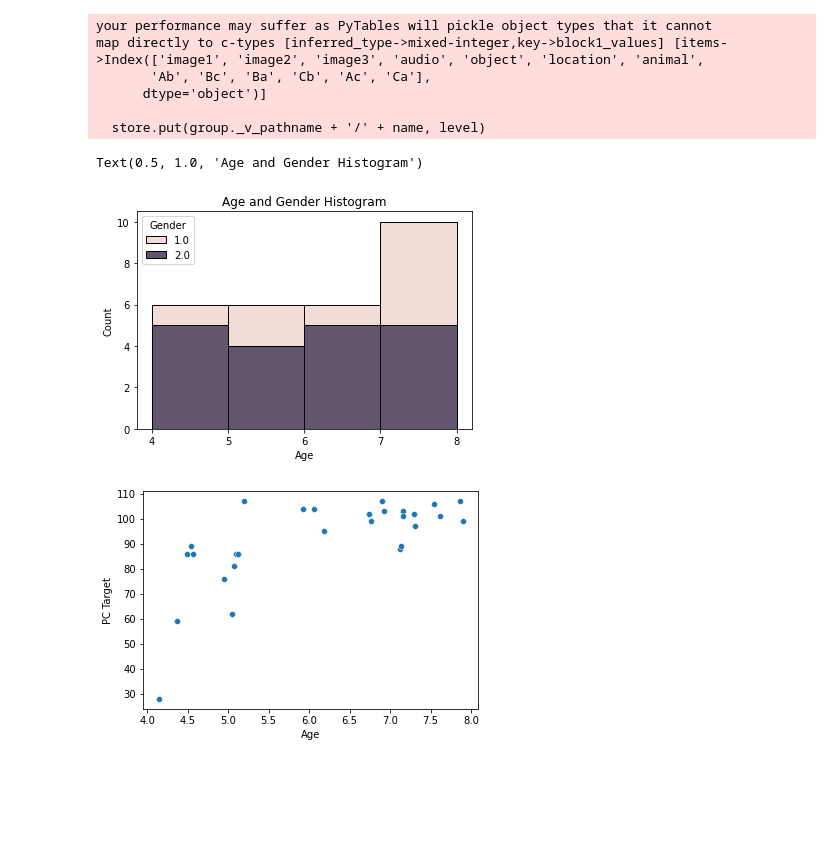
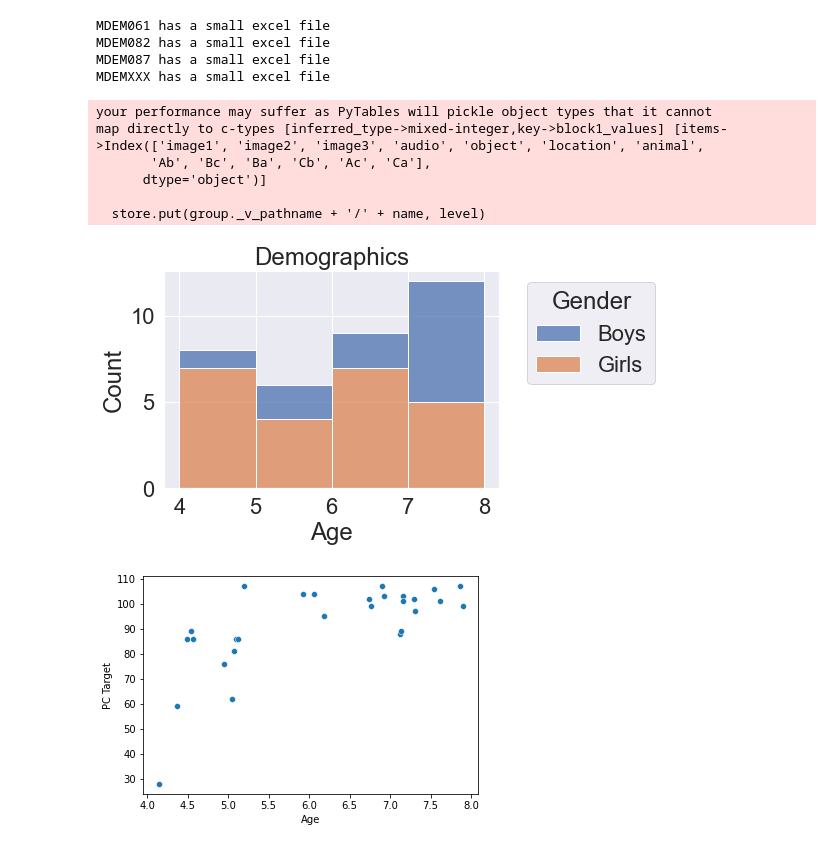
Before and after one commit to samsydco/PSPC, a Jupyter notebook: PSPC_sanity.ipynb, the cells around one changed output. Drawn from its saved outputs; the diff is of its cells as text; code cells hidden in the pictures; blank space fills up the shorter version.

```diff
--- a/PSPC_sanity.ipynb
+++ b/PSPC_sanity.ipynb
@@ -102,7 +104,7 @@ def cal_results(files):
     # Make contingency df: Events x resultdf['Type'].unique() for columns
     Contdf = pd.concat([Eventdf,pd.DataFrame(columns=['object', 'location', 'animal', 'Ab', 'Bc', 'Ba', 'Cb', 'Ac', 'Ca'])])
     for f in files:
-        Day = 'Day '+f.split(onedrive_path)[1].split('day')[1][0]
+        Day = 'Day '+f.split(onedrive_datapath)[1].split('day')[1][0]
         df = pd.read_csv(f).dropna(subset=['Event']).reset_index()
         for test in PSPC:
             Answers = Answer_dict[Day][Answer_dict[Day]['List_type'].str.contains(test)]
@@ -146,34 +148,45 @@ def cal_results(files):
                         results_sum[' '.join([d,p,tt,key])] = temp[key]
     return results_sum, Contdf
 # %%
-data_tmp = glob.glob(MDEM_path)
+data_tmp = glob.glob(MDEM_path)+glob.glob(MDEM_path2)
 data = []
 # ensure that data for Day 1 and Day 2 are present
 # save whether Day 1 and Day 2 were both during Session 1 or not
 # a list of all subjects with data
 for d in data_tmp:
-    d_ = d.split('/')[-1].split('\\')[-1].split('_')[0]
+    d_ = d.split('/')[-1].split('\\')[1]
     if os.path.getsize(d) > 50000:
         if sum(d_ in s for s in data_tmp) > 1:
             session_list = [s.split('/')[-1].split('\\')[2] for s in list(compress(data_tmp, [d_ in s for s in data_tmp]))]
-            same_day = True if session_list[0]==session_list[1] else False
+            if session_list[0]==session_list[1] or 'MDEM' in session_list[0]:
+                same_day = True
+            else:
+                False
             dictionary = {'Subject':d_,'Same_Day':same_day}
             if dictionary not in data:
                 data.append(dictionary)
 datadf = pd.DataFrame(data)
+# %% [output]
+MDEM061 has a small excel file
+MDEM082 has a small excel file
+MDEM087 has a small excel file
+MDEMXXX has a small excel file
 # %%
 # Download newest demographics spreadsheet from Redcap, and put in this folder
 # Add age and sex demographics to datadf
-demofiles = glob.glob(onedrive_path+'R01MarvelousMoments*')
+demofiles = glob.glob(onedrive_datapath+'R01MarvelousMoments*')
 demofile = max(demofiles, key=os.path.getctime)
 df = pd.read_csv(demofile).dropna(subset = ['demo_age'])
 df = df[['participant_id','demo_age','demo_child_gender']]
 datadf = datadf.join(df.set_index('participant_id'), on='Subject')
+datadf = datadf.rename({'demo_age': 'Age', 'demo_child_gender': 'Gender','Same_Day':'Same Day'}, axis='columns')
+datadf.loc[datadf['Gender'] == 1,'Gender'] = 'Boys'
+datadf.loc[datadf['Gender'] == 2,'Gender'] = 'Girls'
 # %%
 Contdict = {} # contains contingency tables per subject
 for index, row in datadf.iterrows():
     subject = row.Subject
-    files = glob.glob(onedrive_path+'Year 1/'+subject+'/Sess*/*test*.csv')
+    files = glob.glob(onedrive_datapath+'Year 1/'+subject+'/Sess*/*test*.csv')
     files = [f for f in files if os.path.getsize(f) > 50000]
     results_sum,Contdict[subject] = cal_results(files)
     for key in results_sum:
@@ -182,6 +195,7 @@ for index, row in datadf.iterrows():
         datadf.loc[index, key] = results_sum[key]
 
 dd.io.save('PSPC_cont_tables.h5',Contdict)
+# Need to figure out where NaNs are coming form in Contdict!
 # %% [output]
 your performance may suffer as PyTables will pickle object types that it cannot
 map directly to c-types [inferred_type->mixed-integer,key->block1_values] [items->Index(['image1', 'image2', 'image3', 'audio', 'object', 'location', 'animal',
@@ -208,13 +221,17 @@ datadf['PS Lure'] = datadf[[d for d in datadf.columns if 'PS' in d and 'lure' in
 datadf['PC Target'] = datadf[[d for d in datadf.columns if 'PC' in d and 'target' in d]].sum(axis=1)
 datadf['PC Lure'] = datadf[[d for d in datadf.columns if 'PC' in d and 'lure' in d]].sum(axis=1)
 # %%
-g = sns.histplot(data=datadf, x="Age", hue="Gender", multiple="stack",bins=np.arange(4,9))
+temp= datadf.reindex(np.concatenate((np.array([1,0]),np.arange(2,len(datadf)))))
+sns.set(font_scale=2)
+g = sns.histplot(data=temp, x="Age", hue="Gender", multiple="stack",bins=np.arange(4,9))
 g.set_xticks(np.arange(4,9)) # <--- set the ticks first
 g.set_xticklabels(np.arange(4,9))
-g.set_title('Age and Gender Histogram')
+g.set_title('Demographics')
+sns.move_legend(g, "upper right", bbox_to_anchor=(1.5, 1))
+fig = g.get_figure()
+fig.savefig(onedrive_path+'Figures/'+'Demographics.png', bbox_inches='tight', dpi=100)
 # %% [output]
-Text(0.5, 1.0, 'Age and Gender Histogram')
-[figure, old version]
+[figure, new version]
 # %%
 g = sns.scatterplot(data=datadf,  x='Age', y='PC Target')
 # %% [output]
```
Also changed, not shown: parts of 2 cells of this notebook.
